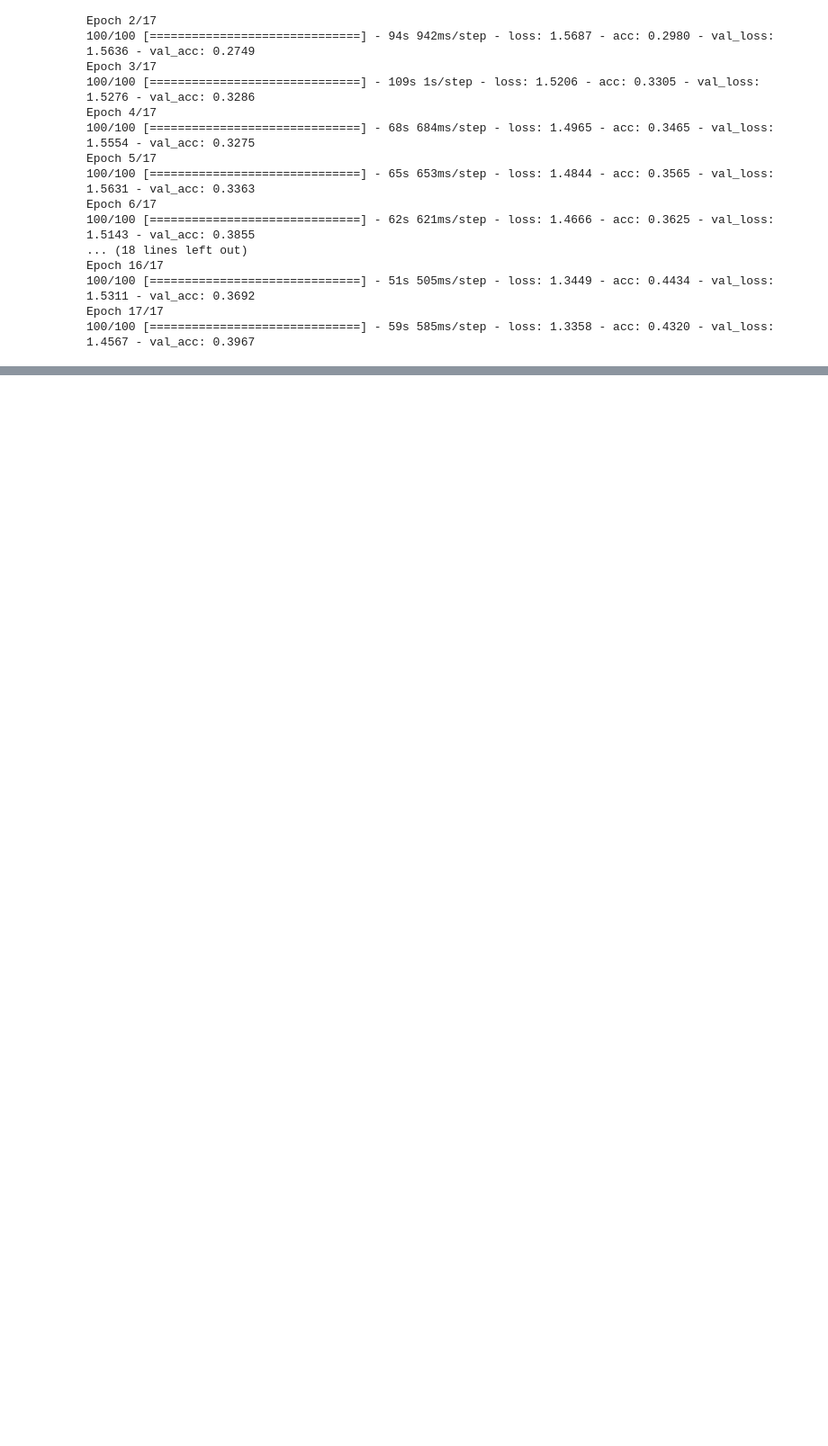
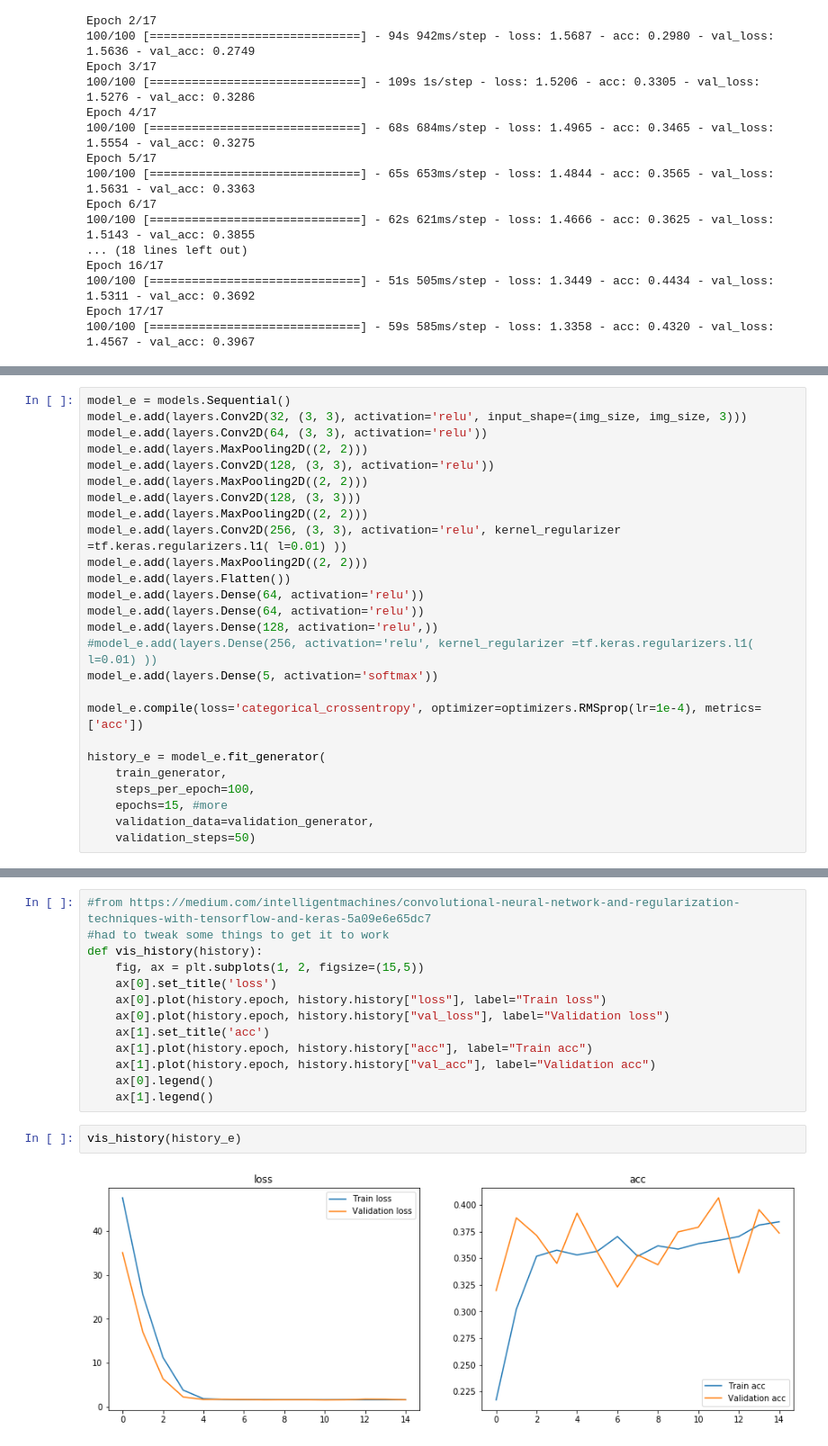
Before and after one commit to Booandlean/Fe_Final_Project, a Jupyter notebook: Notebooks/Modeling.ipynb, the cells around one changed output, grey strips where cells are left out. Shown at 90% size. Drawn from its saved outputs; the diff is of its cells as text; blank space fills up the shorter version.

```diff
--- a/Notebooks/Modeling.ipynb
+++ b/Notebooks/Modeling.ipynb
@@ -663,0 +818,26 @@ print(test_acc)
+# %%
+model_e = models.Sequential()
+model_e.add(layers.Conv2D(32, (3, 3), activation='relu', input_shape=(img_size, img_size, 3)))
+model_e.add(layers.Conv2D(64, (3, 3), activation='relu'))
+model_e.add(layers.MaxPooling2D((2, 2)))
+model_e.add(layers.Conv2D(128, (3, 3), activation='relu'))
+model_e.add(layers.MaxPooling2D((2, 2)))
+model_e.add(layers.Conv2D(128, (3, 3)))
+model_e.add(layers.MaxPooling2D((2, 2)))
+model_e.add(layers.Conv2D(256, (3, 3), activation='relu', kernel_regularizer =tf.keras.regularizers.l1( l=0.01) ))
+model_e.add(layers.MaxPooling2D((2, 2)))
+model_e.add(layers.Flatten())
+model_e.add(layers.Dense(64, activation='relu'))
+model_e.add(layers.Dense(64, activation='relu'))
+model_e.add(layers.Dense(128, activation='relu',))
+#model_e.add(layers.Dense(256, activation='relu', kernel_regularizer =tf.keras.regularizers.l1( l=0.01) ))
+model_e.add(layers.Dense(5, activation='softmax'))
+
+model_e.compile(loss='categorical_crossentropy', optimizer=optimizers.RMSprop(lr=1e-4), metrics=['acc'])
+
+history_e = model_e.fit_generator(
+    train_generator,
+    steps_per_epoch=100,
+    epochs=15, #more
+    validation_data=validation_generator,
+    validation_steps=50)
@@ -663,0 +862,17 @@ print(test_acc)
+# %%
+#from https://medium.com/intelligentmachines/convolutional-neural-network-and-regularization-techniques-with-tensorflow-and-keras-5a09e6e65dc7
+#had to tweak some things to get it to work
+def vis_history(history):
+    fig, ax = plt.subplots(1, 2, figsize=(15,5))
+    ax[0].set_title('loss')
+    ax[0].plot(history.epoch, history.history["loss"], label="Train loss")
+    ax[0].plot(history.epoch, history.history["val_loss"], label="Validation loss")
+    ax[1].set_title('acc')
+    ax[1].plot(history.epoch, history.history["acc"], label="Train acc")
+    ax[1].plot(history.epoch, history.history["val_acc"], label="Validation acc")
+    ax[0].legend()
+    ax[1].legend()
+# %%
+vis_history(history_e)
+# %% [output]
+[figure, added]
```
Also changed, not shown: parts of 65 cells of this notebook, 14 other files.
